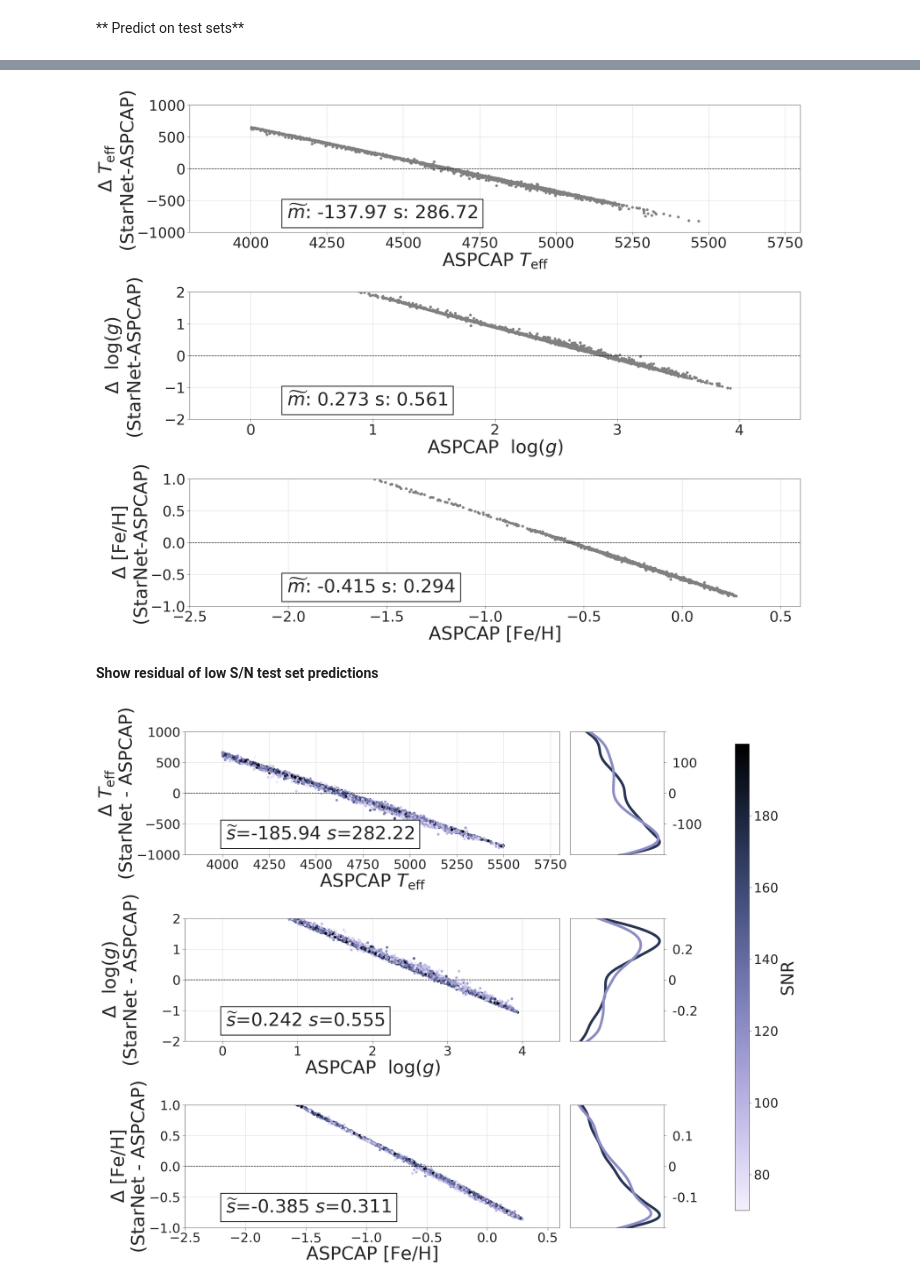
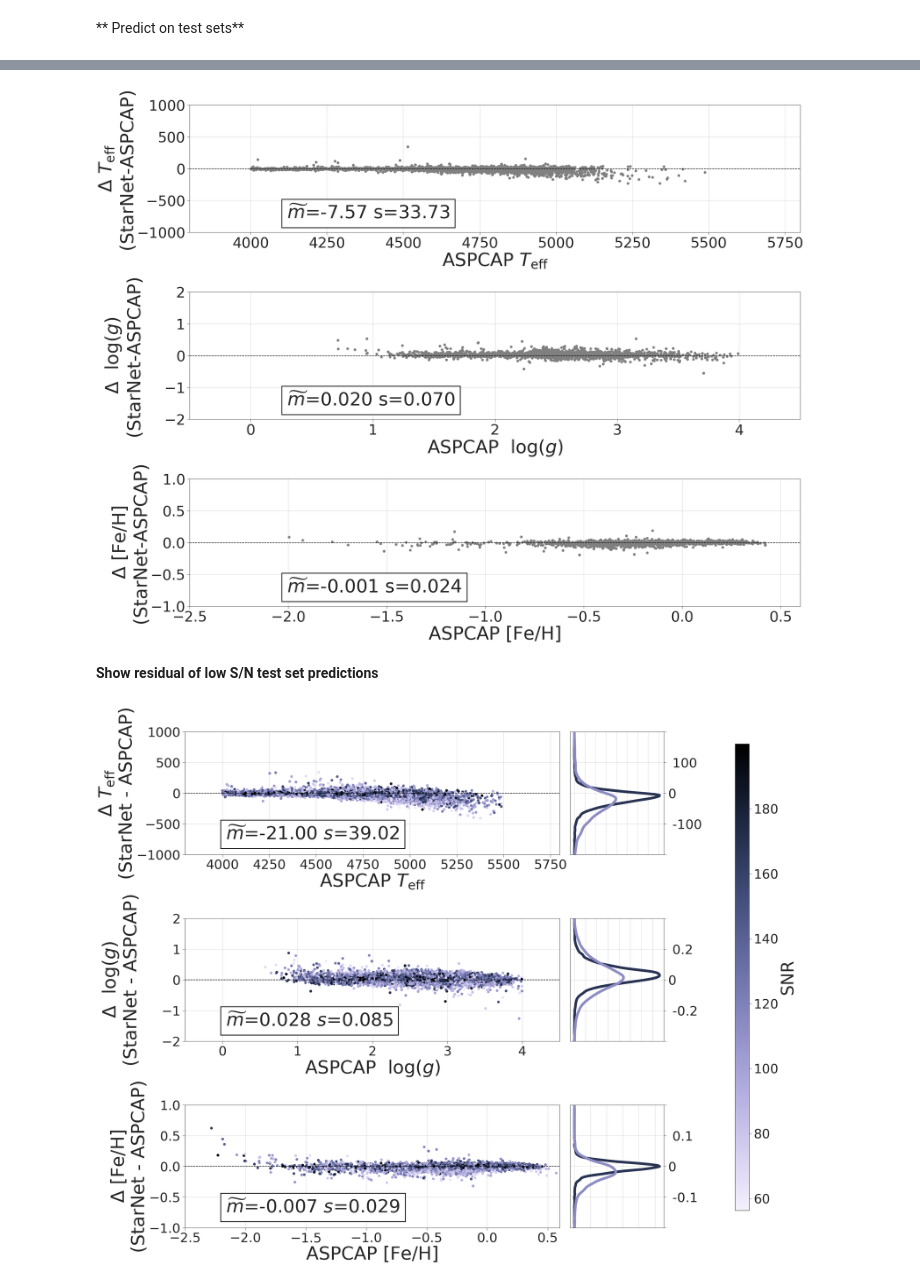
Before and after one commit to astroai/starnet, a Jupyter notebook: 5_Test_Model.ipynb, the cells around one changed output, grey strips where cells are left out. Saved outputs shown, nothing was run; the diff lists cells and outputs as text; code cells hidden in the pictures.

```diff
--- a/5_Test_Model.ipynb
+++ b/5_Test_Model.ipynb
@@ -60,8 +61,17 @@ Low S/N test set contains 17506 stars
+# %%
+def batch_predictions(model, spectra, batch_size, denormalize):
+    predictions = np.zeros((len(spectra),3))
+    for i in range(len(spectra)/batch_size):
+        inputs = spectra[i*batch_size:(i+1)*batch_size].reshape((batch_size,spectra.shape[1],1))
+        predictions[i*batch_size:(i+1)*batch_size] = denormalize(model.predict(inputs))
+    inputs = spectra[(i+1)*batch_size:].reshape((spectra[(i+1)*batch_size:].shape[0],spectra.shape[1],1))
+    predictions[(i+1)*batch_size:] = denormalize(model.predict(inputs))
+    return predictions
 # %% [markdown]
 ** Predict on test sets**
 # %%
 time1 = time.time()
-test_1_pred = denormalize(model.predict(test_1_spectra))
-test_2_pred = denormalize(model.predict(test_2_spectra))
+test_1_pred = batch_predictions(model, test_1_spectra, 500, denormalize)
+test_2_pred = batch_predictions(model, test_2_spectra, 500, denormalize)
 print("{0:.2f}".format(time.time()-time1)+' seconds to make '+str(len(test_1_spectra)+len(test_2_spectra))+' predictions')
 # %% [output]
@@ -73,6 +81,13 @@ Note: If top plot does not show gridlines, then simply run the cell again. This
 # %%
 # label names
 label_names = ['$T_{\mathrm{eff}}$',' $\log(g)$','[Fe/H]']
+# %%
+# Some plotting variables for asthetics
+plt.rcParams['axes.facecolor']='white'
+sns.set_style("ticks")
+plt.rcParams['axes.grid']=True
+plt.rcParams['grid.color']='gray'
+plt.rcParams['grid.alpha']='0.4'
 # %%
 all_targets = test_1_labels
 all_pred = test_1_pred
@@ -94,11 +109,7 @@ gs = gridspec.GridSpec(3, 1)
 for i in range(num_labels):
 
     ax0 = plt.subplot(gs[i,0])
-    ax0.set_facecolor('white')
-    ax0.grid(True)
-    points = ax0.scatter(test_1_labels[:,i], resid[:,i], c='gray', s=100)
-
-    sns.set_style('ticks')
+    points = ax0.scatter(all_targets[:,i], resid[:,i], c='gray', s=100)
 
     ax0.set_xlabel(x_lab + ' ' + label_names[i], fontsize=70)
     if i==1:
@@ -107,7 +118,6 @@ for i in range(num_labels):
         ax0.set_ylabel('$\Delta$ ' + label_names[i] + '\n('+y_lab+'-'+x_lab+')', fontsize=70)
 
     ax0.tick_params(labelsize=55,width=1,length=10)
-
     ax0.set_xlim(lims[0][i])
     ax0.set_ylim(lims[1][i])
     ax0.plot([lims[0][i][0],lims[0][i][1]], [0,0], 'k--', lw=2)
@@ -127,7 +137,7 @@ plt.tight_layout()
 
 plt.show()
 # %% [output]
-[figure, old version]
+[figure, new version]
 # %% [markdown]
 **Show residual of low S/N test set predictions**
 # %%
@@ -164,7 +174,6 @@ for i in range(num_labels):
 
     ax0 = plt.subplot(gs[i,0])
     points = ax0.scatter(all_targets[:,i], resid[:,i], c=z, s=100, cmap=cmap)
-    sns.set_style("ticks")
 
     ax0.set_xlabel('ASPCAP ' + label_names[i], fontsize=70)
     if i==1:
@@ -172,12 +181,10 @@ for i in range(num_labels):
     else:
         ax0.set_ylabel('$\Delta$ ' + label_names[i]+ '\n('+y_lab+' - '+x_lab+')', fontsize=70)
 
-    ax0.set_facecolor('white')
     ax0.tick_params(labelsize=50, width=1, length=10)
     ax0.set_xlim(lims[0][i])
     ax0.set_ylim(lims[1][i])
     ax0.plot([lims[0][i][0],lims[0][i][1]], [0,0], 'k--', lw=2)
-    ax0.grid(True)
 
     xmin, xmax = ditribution_lims[i]
 
@@ -205,33 +212,31 @@ for i in range(num_labels):
     right='on',
     labelleft='off',
     labelright='on',
     labelsize=50,width=1,length=10)
 
     ax1.set_yticklabels([' ',' '+str(ditribution_lims[i][0]/2),'0',' '+str(ditribution_lims[i][1]/2),' '])
 
     bbox_props = dict(boxstyle="square,pad=0.3", fc="w", ec="k", lw=3)
 
 
     if i==0:
         plt.figtext(0.185, (1-((i*0.332)+0.24)),
                     '$\widetilde{m}$='+'{0:.2f}'.format(bias[i])+' $s$='+'{0:.2f}'.format(scatter[i]),
                     size=70, bbox=bbox_props)
     else:
         plt.figtext(0.185, (1-((i*0.332)+0.24)),
                     '$\widetilde{m}$='+'{0:.3f}'.format(bias[i])+' $s$='+'{0:.3f}'.format(scatter[i]),
                     size=70, bbox=bbox_props)
 
 cbar_ax = fig.add_axes([0.9, 0.1, 0.02, 0.83])
 fig.colorbar(points,cax=cbar_ax)
 cbar = fig.colorbar(points, cax=cbar_ax, extend='neither', spacing='proportional', orientation='vertical', format="%.0f")
 cbar.set_label('SNR', size=65)
 cbar.ax.tick_params(labelsize=50,width=1,length=10)
 
-cbar.ax.set_yticklabels(['80','100','120','140','160','180'])
-
 plt.tight_layout()
 fig.subplots_adjust(right=0.8)
 
 plt.show()
 # %% [output]
-[figure, old version]
+[figure, new version]
```
Also changed, not shown: parts of 7 cells of this notebook, 4 other files.
